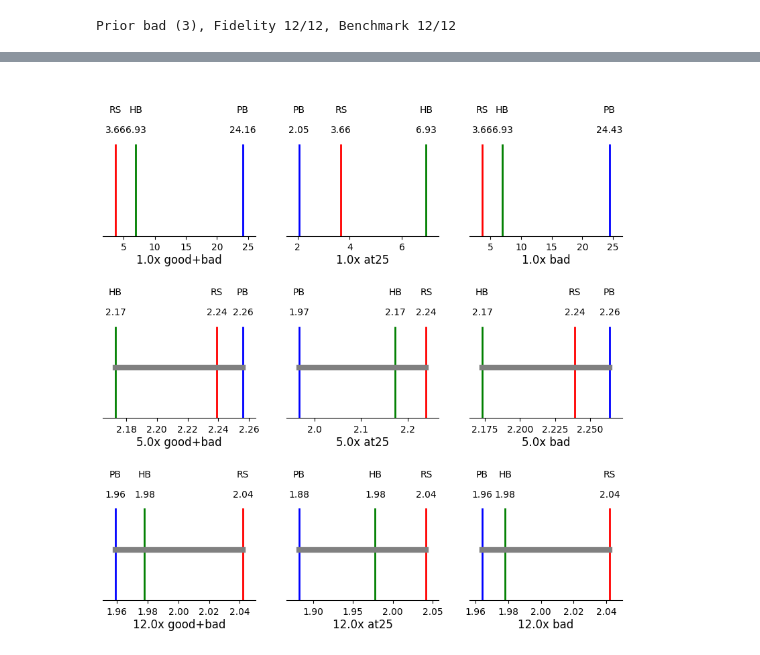
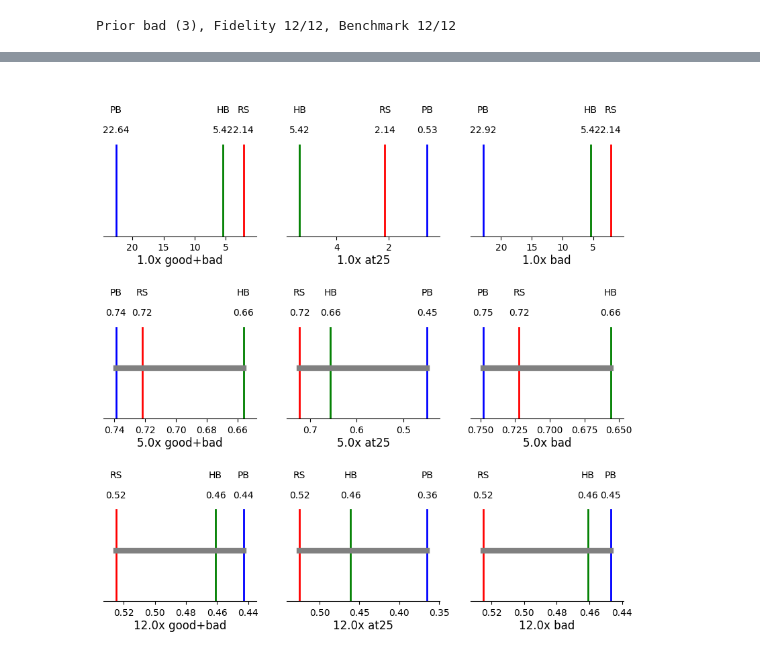
Before and after one commit to automl-private/significance_analysis, a Jupyter notebook: 8_11_to_14_11/cd_diagrams_lmem_cumulatively.ipynb, the cells around one changed output, grey strips where cells are left out. Cells and saved outputs as stored; diff of their text form; code cells hidden in the pictures.

```diff
--- a/8_11_to_14_11/cd_diagrams_lmem_cumulatively.ipynb
+++ b/8_11_to_14_11/cd_diagrams_lmem_cumulatively.ipynb
@@ -26,6 +26,18 @@ def load_priorband_data():
 df=load_priorband_data()
 # %% [output]
 Seed 50/50
+# %%
+best={}
+ranges={}
+for benchmark in df["benchmark"].unique():
+    best[benchmark]=min(df.loc[df["benchmark"]==benchmark]["value"])
+    ranges[benchmark]=max(df.loc[df["benchmark"]==benchmark]["value"])-best[benchmark]
+
+
+def calculate_simple_regret(row):
+    return abs(best[row["benchmark"]]-row["value"])#/ranges[row["benchmark"]]
+
+df['value'] = df.apply(calculate_simple_regret, axis=1)
 # %%
 algo_dict={"rs_hb_pb":["random_search","hyperband","pb_mutation_dynamic_geometric-default-at-target"]}
 prior_dict={"good+bad":["at25","bad"]}
@@ -99,7 +111,7 @@ for p_n,priortype in enumerate(fig5["priors"]):
         print(f"Prior {priortype} ({p_n+1}), Fidelity {f_n+1}/{len(fig5['max_f'])}")
         fig5["dataset"][priortype][max_f]=fig5["dataset"][priortype][max_f].replace({"algorithm": label_dict,"benchmark": label_dict})
         if len(fig5["dataset"][priortype][max_f]["used_fidelity"].unique())>1:
-            result_dict[priortype][max_f]=conduct_analysis(fig5["dataset"][priortype][max_f],"value","algorithm","benchmark",bin_id="used_fidelity",fidelity="used_fidelity",continuous_fidelity=False,show_plots=True,verbosity=0)[1]
+            result_dict[priortype][max_f]=conduct_analysis(fig5["dataset"][priortype][max_f],"value","algorithm","benchmark",bin_id="used_fidelity",continuous_fidelity=False,show_plots=False,verbosity=0)[1]
         else:
             result_dict[priortype][max_f]=conduct_analysis(fig5["dataset"][priortype][max_f],"value","algorithm","benchmark",continuous_fidelity=False,show_plots=False,verbosity=0)[1]
 # %% [output]
@@ -236,34 +158,37 @@ for p_n,prior in enumerate(fig5["priors"]):
             for n_worst_algo,worst_algo in reversed(list(enumerate(scoreframe["algorithm"][n_best_algo+1:]))):
                 significance=contrastframe.loc[((contrastframe["algorithm_1"]==best_algo)&(contrastframe["algorithm_2"]==worst_algo))|((contrastframe["algorithm_2"]==best_algo)&(contrastframe["algorithm_1"]==worst_algo))]["Sig"][0]
                 if significance in ["","."]:
                     new_line=[n_best_algo,n_best_algo+n_worst_algo+1]
-                    if not any(existing_pair[0] <= new_line[0] <= existing_pair[1] or existing_pair[0] <= new_line[1] <= existing_pair[1] for existing_pair in significance_lines):
+                    if not any(existing_pair[0] <= new_line[0] <= existing_pair[1] and existing_pair[0] <= new_line[1] <= existing_pair[1] for existing_pair in significance_lines):
                         significance_lines.append([n_best_algo,n_best_algo+n_worst_algo+1])
                         break
 
 
         n_sign_lines=len(significance_lines)
         plot_height=10+5
 
         if len(fig5["priors"])>1:
             ax=axes[f_n,p_n]
         else:
             ax=axes[f_n]
         ax.set_title(f"{fidelity}x {prior}",pad=0,y=-0.18)
         ax.get_yaxis().set_visible(False)
         ax.set_xlim(min_score-(max_score-min_score)*0.1,max_score+(max_score-min_score)*0.1)
         ax.set_ylim(0,plot_height)
         ax.spines['bottom'].set_position(('data', 0.0))
         ax.spines[['top',"left","right"]].set_visible(False)
+        ax.invert_xaxis()
 
         for algo in range(len(scoreframe["Estimate"])):
             ax.plot([scoreframe["Estimate"][algo],scoreframe["Estimate"][algo]], [0, plot_height-6], '-', lw=2, label="_not in legend",color=color_dict[scoreframe["algorithm"][algo]])
             ax.text(scoreframe["Estimate"][algo], plot_height-3, scoreframe["algorithm"][algo], horizontalalignment='center',verticalalignment='bottom')
             ax.text(scoreframe["Estimate"][algo], plot_height-5, np.round(scoreframe["Estimate"][algo],2), horizontalalignment='center',verticalalignment='bottom')
         for n_line,line in enumerate(significance_lines):
-            ax.plot([scoreframe["Estimate"][line[0]], scoreframe["Estimate"][line[1]]],[10/(n_sign_lines+1)*(n_line+1),10/(n_sign_lines+1)*(n_line+1)],  '-', lw=6, label="_not in legend",color="gray")
-
+            if scoreframe["Estimate"][line[0]]==scoreframe["Estimate"][line[1]]:
+                ax.plot([scoreframe["Estimate"][line[0]], scoreframe["Estimate"][line[1]]],[10/(n_sign_lines+1)*(n_line+1)-0.5,10/(n_sign_lines+1)*(n_line+1)+0.5],  '-', lw=2, label="_not in legend",color="gray")
+            else:
+                ax.plot([scoreframe["Estimate"][line[0]], scoreframe["Estimate"][line[1]]],[10/(n_sign_lines+1)*(n_line+1),10/(n_sign_lines+1)*(n_line+1)],  '-', lw=6, label="_not in legend",color="gray")
 
 plt.show()
 # %% [output]
-[figure, old version]
+[figure, new version]
```
Also changed, not shown: parts of 1 cell of this notebook, 34 other files.
